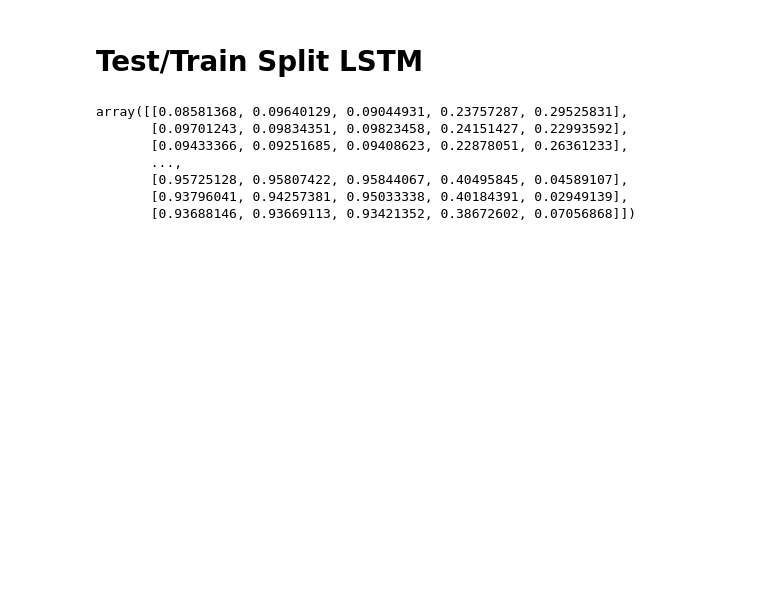
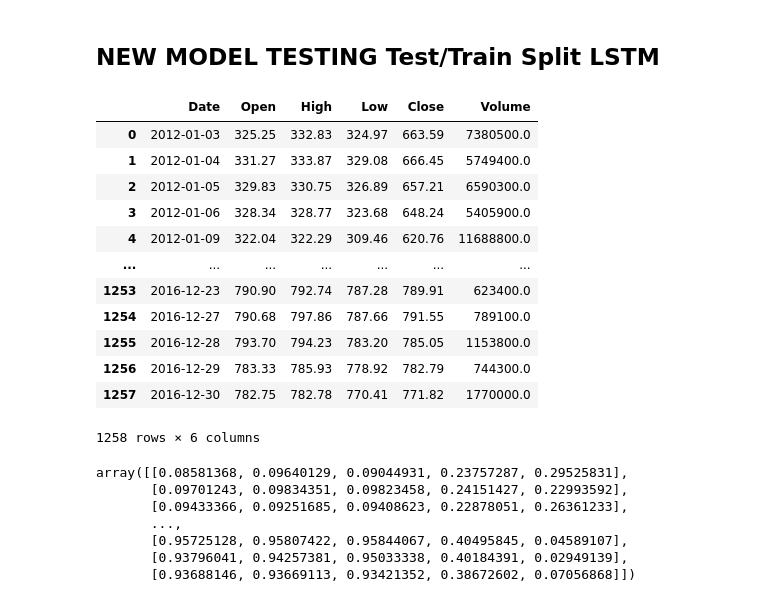
Before and after one commit to ruppatel115/GoogleStockPrice, a Jupyter notebook: MLFinal/ML_Final.ipynb, the cells around one changed output. Saved outputs shown, nothing was run; the diff lists cells and outputs as text; code cells hidden in the pictures; blank space fills up the shorter version.

```diff
--- a/MLFinal/ML_Final.ipynb
+++ b/MLFinal/ML_Final.ipynb
@@ -9,14 +269,31 @@ from sklearn import metrics
 # %% [markdown]
-# Test/Train Split LSTM
+## NEW MODEL TESTING Test/Train Split LSTM
 # %%
 data = pd.read_csv('Google_Stock_Price_Train.csv', date_parser = True)
 
 
+
 test_data = data[data['Date'] > '2016-06-01'].copy()
 
-test_data
+
 
 train_data = data[data['Date'] < '2016-06-01'].copy()
+
+data
+# %% [output]
+|  | Date | Open | High | Low | Close | Volume |
+| 0 | 2012-01-03 | 325.25 | 332.83 | 324.97 | 663.59 | 7380500.0 |
+| 1 | 2012-01-04 | 331.27 | 333.87 | 329.08 | 666.45 | 5749400.0 |
+| 2 | 2012-01-05 | 329.83 | 330.75 | 326.89 | 657.21 | 6590300.0 |
+| 3 | 2012-01-06 | 328.34 | 328.77 | 323.68 | 648.24 | 5405900.0 |
+| 4 | 2012-01-09 | 322.04 | 322.29 | 309.46 | 620.76 | 11688800.0 |
+| ... | ... | ... | ... | ... | ... | ... |
+| 1253 | 2016-12-23 | 790.90 | 792.74 | 787.28 | 789.91 | 623400.0 |
+| 1254 | 2016-12-27 | 790.68 | 797.86 | 787.66 | 791.55 | 789100.0 |
+| 1255 | 2016-12-28 | 793.70 | 794.23 | 783.20 | 785.05 | 1153800.0 |
+| 1256 | 2016-12-29 | 783.33 | 785.93 | 778.92 | 782.79 | 744300.0 |
+| 1257 | 2016-12-30 | 782.75 | 782.78 | 770.41 | 771.82 | 1770000.0 |
+1258 rows × 6 columns
 # %%
 scaler = MinMaxScaler(feature_range=(0,1))
 
```
Also changed, not shown: parts of 67 cells of this notebook.
